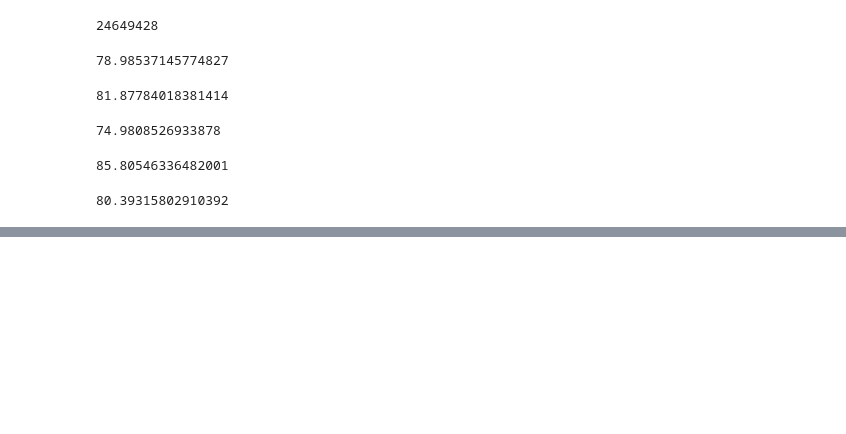
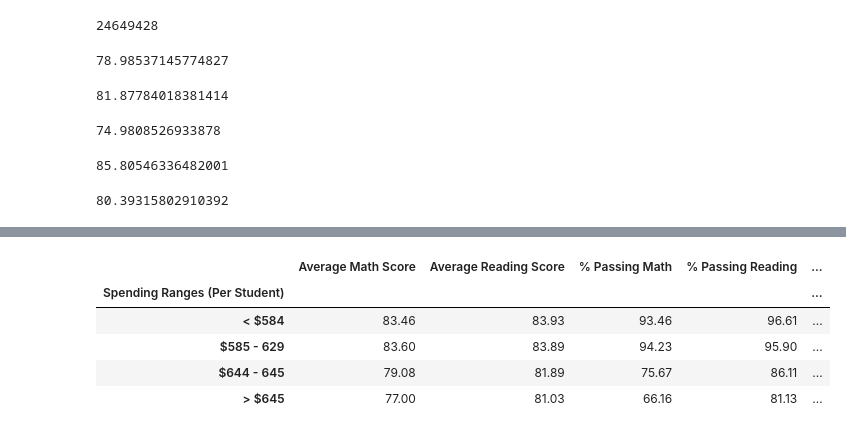
Before and after one commit to dlg410/Pandas-challenge, a Jupyter notebook: PycitySchools.ipynb, the cells around one changed output, grey strips where cells are left out. Saved outputs shown, nothing was run; the diff lists cells and outputs as text; code cells hidden in the pictures; blank space fills up the shorter version.

```diff
--- a/PycitySchools.ipynb
+++ b/PycitySchools.ipynb
@@ -286,0 +287,32 @@ average_reading_scores_by_grade
+# %%
+# Scores by School Spending
+
+# Creating bins
+bins = [0, 584.999, 614.999, 644.999, 999999]
+group_labels = ['< $584', "$585 - 629", "$644 - 645", "> $645"]
+
+school_summary_df['Spending Ranges (Per Student)'] = pd.cut(school_summary_df['Total Budget']/school_summary_df['Total Students'], bins, labels = group_labels)
+
+average_spending = school_summary_df.drop(columns =["Total Students", "Total Budget", "Per Student Budget"]).groupby("Spending Ranges (Per Student)")
+
+average_math_spending = average_spending["Average Math Score"].mean()
+average_reading_spending = average_spending["Average Reading Score"].mean()
+average_math_pass = average_spending["% Passing Math"].mean()
+average_reading_pass = average_spending["% Passing Reading"].mean()
+average_overall_pass = average_spending["% Overall Passing"].mean()
+
+scores_spending = pd.DataFrame({
+                                "Average Math Score": average_math_spending,
+                                "Average Reading Score": average_reading_spending,
+                                "% Passing Math": average_math_pass,
+                                "% Passing Reading": average_reading_pass,
+                                "% Overall Passing": average_overall_pass
+                                })
+scores_spending
+# %% [output]
+|  | Average Math Score | Average Reading Score | % Passing Math | % Passing Reading | ... |
+| Spending Ranges (Per Student) |  |  |  |  | ... |
+| < $584 | 83.46 | 83.93 | 93.46 | 96.61 | ... |
+| $585 - 629 | 83.60 | 83.89 | 94.23 | 95.90 | ... |
+| $644 - 645 | 79.08 | 81.89 | 75.67 | 86.11 | ... |
+| > $645 | 77.00 | 81.03 | 66.16 | 81.13 | ... |
```
Also changed, not shown: parts of 47 cells of this notebook.
